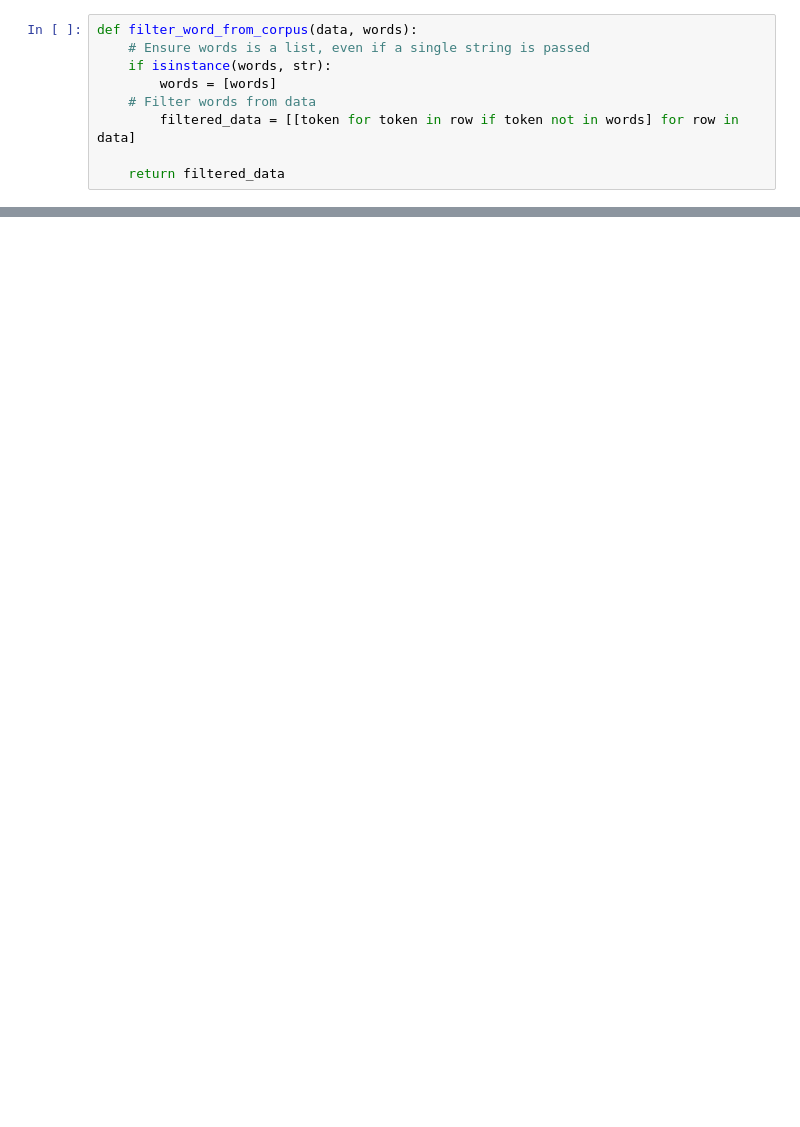
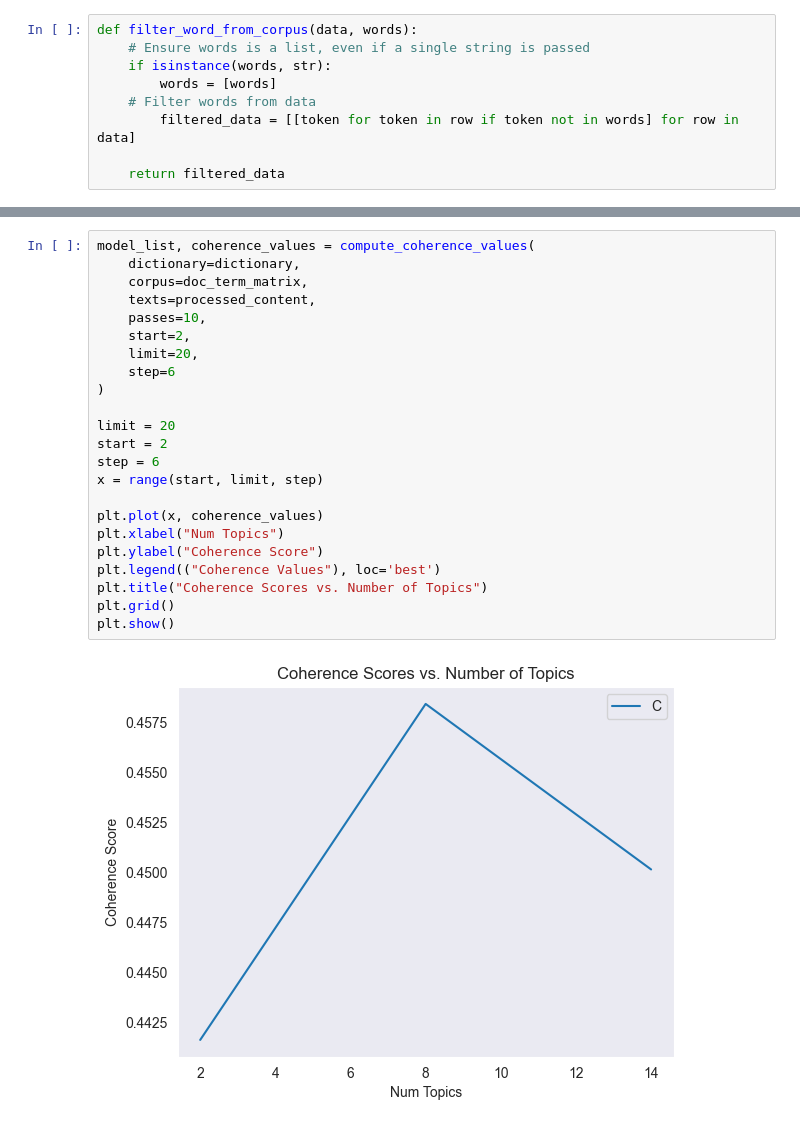
Before and after one commit to mehdigreefhorst/NLP-JADS, a Jupyter notebook: Assignment2/LDA.ipynb, the cells around one changed output, grey strips where cells are left out. Drawn from its saved outputs; the diff is of its cells as text; blank space fills up the shorter version.

Commit message:
Finding optimal topic number with LDA.

```diff
--- a/Assignment2/LDA.ipynb
+++ b/Assignment2/LDA.ipynb
@@ -142,0 +192,25 @@ Coherence Score: 0.4414
+# %%
+model_list, coherence_values = compute_coherence_values(
+    dictionary=dictionary,
+    corpus=doc_term_matrix,
+    texts=processed_content,
+    passes=10,
+    start=2,
+    limit=20,
+    step=6
+)
+
+limit = 20
+start = 2
+step = 6
+x = range(start, limit, step)
+
+plt.plot(x, coherence_values)
+plt.xlabel("Num Topics")
+plt.ylabel("Coherence Score")
+plt.legend(("Coherence Values"), loc='best')
+plt.title("Coherence Scores vs. Number of Topics")
+plt.grid()
+plt.show()
+# %% [output]
+[figure, added]
```
Also changed, not shown: parts of 14 cells of this notebook.
